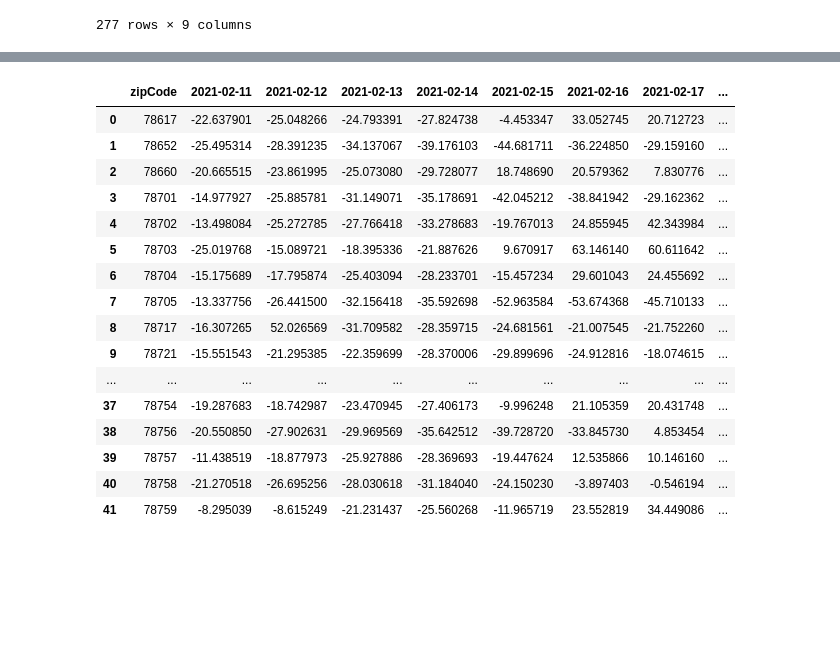
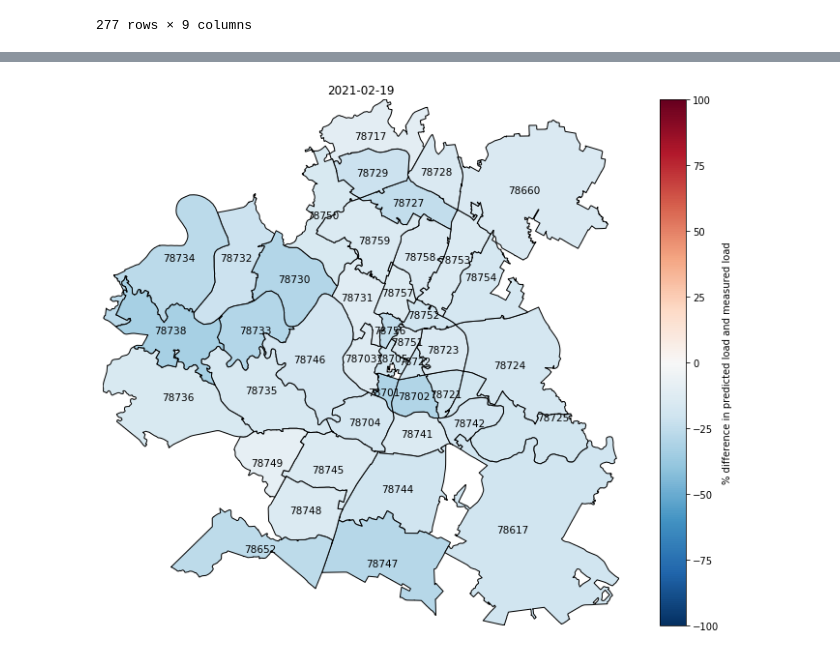
Before and after one commit to prav0761/Unsupervised-Anomaly-Detection-of-Winter-Storm-Outages, a Jupyter notebook: winter_storm_predictions-servicepoint_full_servicepoint.ipynb, the cells around one changed output, grey strips where cells are left out. Drawn from its saved outputs; the diff is of its cells as text; code cells hidden in the pictures; blank space fills up the shorter version.

```diff
--- a/winter_storm_predictions-servicepoint_full_servicepoint.ipynb
+++ b/winter_storm_predictions-servicepoint_full_servicepoint.ipynb
@@ -361,20 +389,4 @@ def plot_map(date):
-# %%
-f2
-# %% [output]
-|  | zipCode | 2021-02-11 | 2021-02-12 | 2021-02-13 | 2021-02-14 | 2021-02-15 | 2021-02-16 | 2021-02-17 | ... |
-| 0 | 78617 | -22.637901 | -25.048266 | -24.793391 | -27.824738 | -4.453347 | 33.052745 | 20.712723 | ... |
-| 1 | 78652 | -25.495314 | -28.391235 | -34.137067 | -39.176103 | -44.681711 | -36.224850 | -29.159160 | ... |
-| 2 | 78660 | -20.665515 | -23.861995 | -25.073080 | -29.728077 | 18.748690 | 20.579362 | 7.830776 | ... |
-| 3 | 78701 | -14.977927 | -25.885781 | -31.149071 | -35.178691 | -42.045212 | -38.841942 | -29.162362 | ... |
-| 4 | 78702 | -13.498084 | -25.272785 | -27.766418 | -33.278683 | -19.767013 | 24.855945 | 42.343984 | ... |
-| 5 | 78703 | -25.019768 | -15.089721 | -18.395336 | -21.887626 | 9.670917 | 63.146140 | 60.611642 | ... |
-| 6 | 78704 | -15.175689 | -17.795874 | -25.403094 | -28.233701 | -15.457234 | 29.601043 | 24.455692 | ... |
-| 7 | 78705 | -13.337756 | -26.441500 | -32.156418 | -35.592698 | -52.963584 | -53.674368 | -45.710133 | ... |
-| 8 | 78717 | -16.307265 | 52.026569 | -31.709582 | -28.359715 | -24.681561 | -21.007545 | -21.752260 | ... |
-| 9 | 78721 | -15.551543 | -21.295385 | -22.359699 | -28.370006 | -29.899696 | -24.912816 | -18.074615 | ... |
-| ... | ... | ... | ... | ... | ... | ... | ... | ... | ... |
-| 37 | 78754 | -19.287683 | -18.742987 | -23.470945 | -27.406173 | -9.996248 | 21.105359 | 20.431748 | ... |
-| 38 | 78756 | -20.550850 | -27.902631 | -29.969569 | -35.642512 | -39.728720 | -33.845730 | 4.853454 | ... |
-| 39 | 78757 | -11.438519 | -18.877973 | -25.927886 | -28.369693 | -19.447624 | 12.535866 | 10.146160 | ... |
-| 40 | 78758 | -21.270518 | -26.695256 | -28.030618 | -31.184040 | -24.150230 | -3.897403 | -0.546194 | ... |
-| 41 | 78759 | -8.295039 | -8.615249 | -21.231437 | -25.560268 | -11.965719 | 23.552819 | 34.449086 | ... |
+# %%
+plot_map(f2,'2021-02-19')
+# %% [output]
+[figure, added]
```
Also changed, not shown: parts of 14 cells of this notebook.
